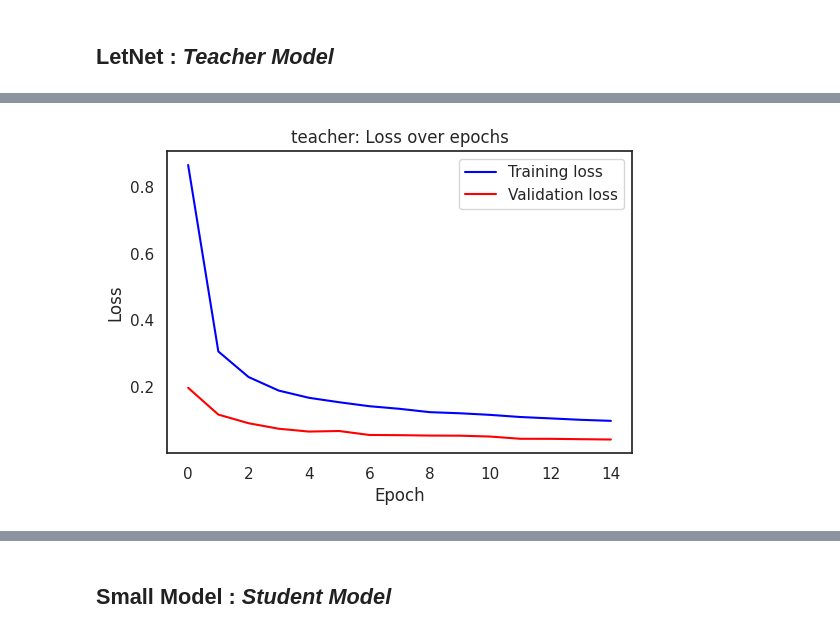
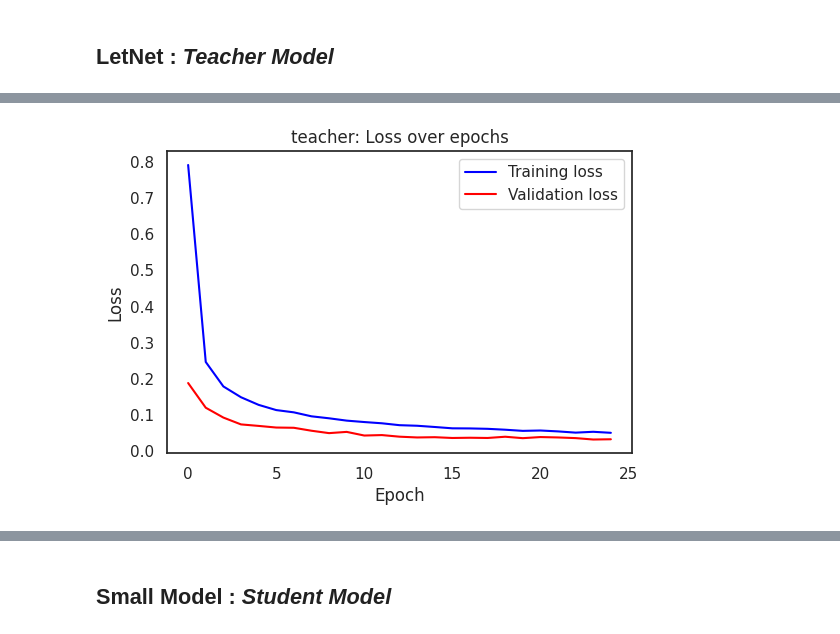
Before and after one commit to gamecicn/ECE661_FinalProject, a Jupyter notebook: notebooks/yw/question1_linear.ipynb, the cells around one changed output, grey strips where cells are left out. Cells and saved outputs as stored; diff of their text form; code cells hidden in the pictures.

Commit message:
ques1 dropout.2

```diff
--- a/notebooks/yw/question1_linear.ipynb
+++ b/notebooks/yw/question1_linear.ipynb
@@ -33,7 +33,7 @@ VAL_BATCH_SIZE = 64
 RANDOM_SEED = 42
 IMG_SIZE = 28
 N_CLASSES = 10
-DROPOUT = 0.5
+DROPOUT = 0.2
 TEMP = 20
 
 # check device
@@ -272,7 +272,7 @@ class LargeNet(nn.Module):
 # Train
 print(f"=======> Teacher model trained with Temperature {TEMP}, Dropout {DROPOUT}")
 LEARNING_RATE = 0.01
-N_EPOCHS = 15
+N_EPOCHS = 25
 
 model_teacher = LargeNet(N_CLASSES, DROPOUT, TEMP).to(DEVICE)
 optimizer = torch.optim.SGD(model_teacher.parameters(), lr=LEARNING_RATE, momentum=0.9)
@@ -308 +309 @@ torch.save(model_teacher.state_dict(), TEACHER_CHECKPOINT)
-[figure, old version]
+[figure, new version]
```
Also changed, not shown: parts of 3 cells of this notebook, 2 other files.
